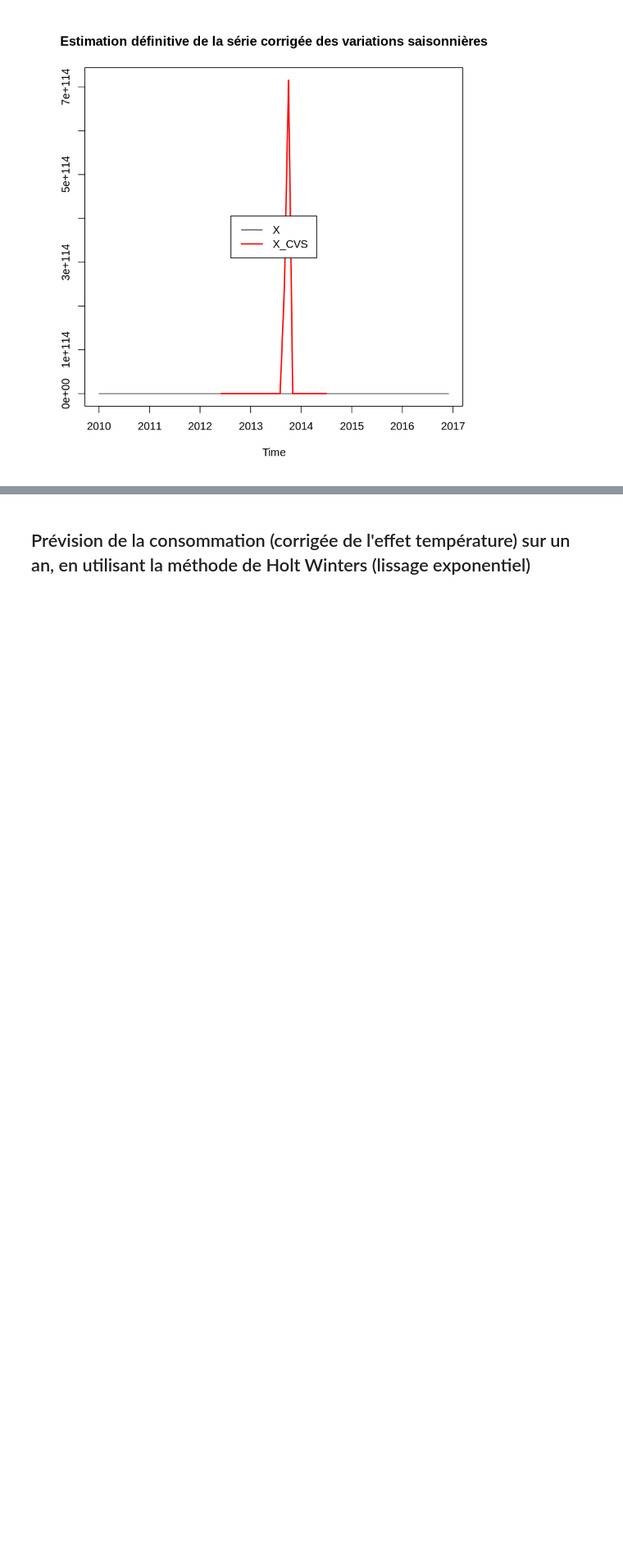
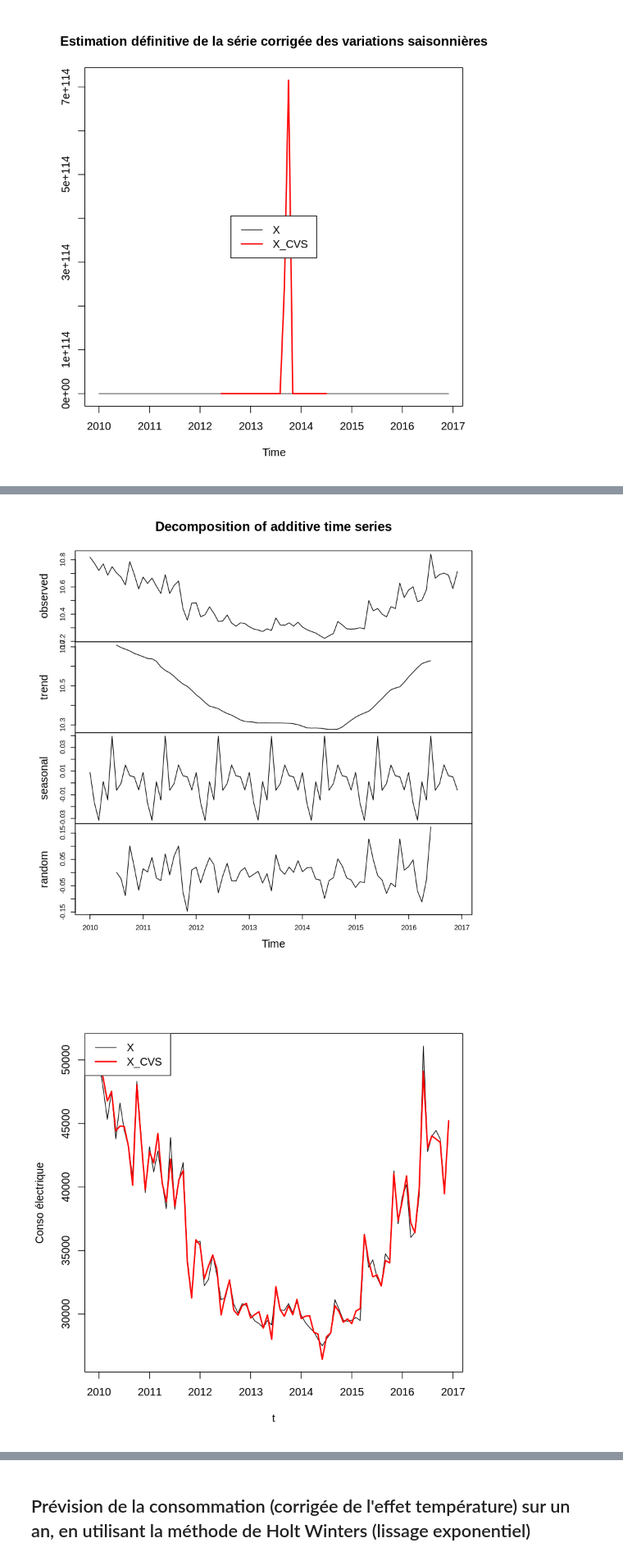
Before and after one commit to Silvock/projet_9_temporal_series, a Jupyter notebook: notebook/analyse.ipynb, the cells around one changed output, grey strips where cells are left out. Shown: that part at 82% size. Cells and saved outputs as stored; diff of their text form; code cells hidden in the pictures; blank space fills up the shorter version.

```diff
--- a/notebook/analyse.ipynb
+++ b/notebook/analyse.ipynb
@@ -426,3 +428,15 @@ legend("center",legend=c("X","X_CVS"),col=c(1,2),lwd=c(1,2))
+# %%
+##  OU Decomp Y
+decomp_y=decompose(log_df_energie_ts_cem,type='additive')
+plot(decomp_y)
+
+## Correction effet saisonniers
+x_cvs=exp(log_df_energie_ts_cem-decomp_y$seasonal)
+ts.plot(df_energie_ts_cem,x_cvs,xlab='t',ylab='Conso électrique',col=c(1,2),lwd=c(1,2))
+legend('topleft',legend=c("X","X_CVS"),col=c(1,2),lwd=c(1,2))
+# %% [output]
+[figure, added]
+[figure, added]
 # %% [markdown]
 # Mission 3 : Effectuez une prévision de la consommation (corrigée de l'effet température) sur un an, en utilisant la méthode de Holt Winters (lissage exponentiel) puis la méthode ARMA sur la série temporelle désaisonnalisée.
 # %% [markdown]
```
Also changed, not shown: parts of 23 cells of this notebook, 2 other files.
